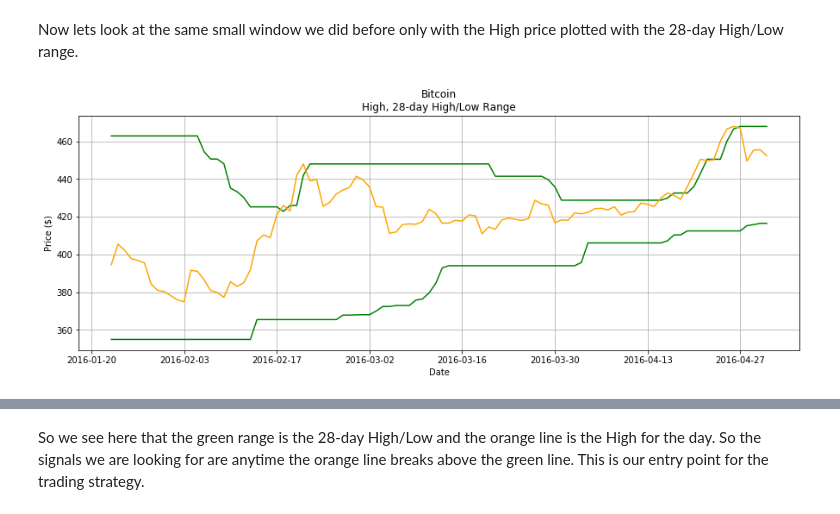
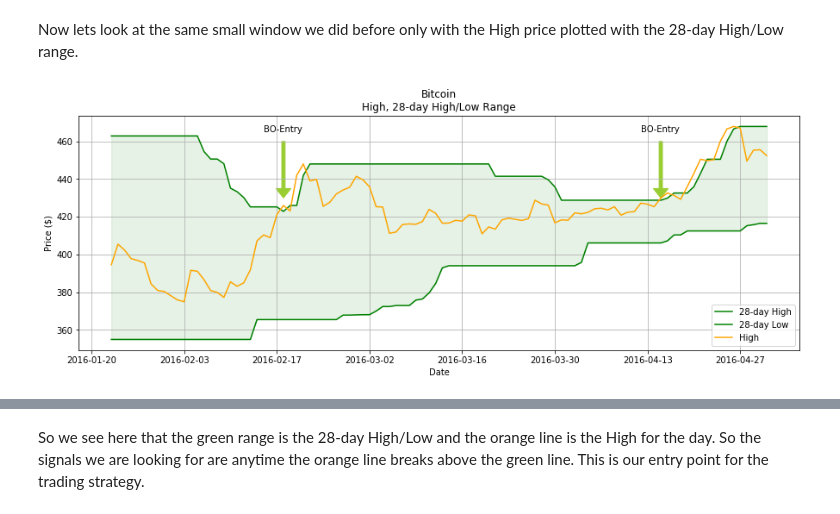
Before and after one commit to franko003/Turtle_Trading_Exploration, a Jupyter notebook: Bitcoin_Turtle_Trading_Strat_Exploration.ipynb, the cells around one changed output, grey strips where cells are left out. Cells and saved outputs as stored; diff of their text form; code cells hidden in the pictures.

```diff
--- a/Bitcoin_Turtle_Trading_Strat_Exploration.ipynb
+++ b/Bitcoin_Turtle_Trading_Strat_Exploration.ipynb
@@ -160,16 +165,25 @@ Now lets look at the same small window we did before only with the High price pl
 # %%
 # Generate a plot on the smaller window of time from before of Close and 28-day High/Low range
 plt.figure(figsize=(15,5))
 
-plt.plot(df_btc.index[1000:1100], df_btc.High_28_day[1000:1100], color='g')
-plt.plot(df_btc.index[1000:1100], df_btc.Low_28_day[1000:1100], color='g')
-plt.plot(df_btc.index[1000:1100], df_btc.High[1000:1100], color='orange')
+plt.plot(df_btc.index[1000:1100], df_btc.High_28_day[1000:1100], color='g', label='28-day High')
+plt.plot(df_btc.index[1000:1100], df_btc.Low_28_day[1000:1100], color='g', label='28-day Low')
+plt.plot(df_btc.index[1000:1100], df_btc.High[1000:1100], color='orange', label='High')
 
+# Set title, lables, legend, add fill between range
 plt.title('Bitcoin\nHigh, 28-day High/Low Range')
 plt.xlabel('Date')
 plt.ylabel('Price ($)')
+plt.fill_between(df_btc.index[1000:1100], df_btc.High_28_day[1000:1100], df_btc.Low_28_day[1000:1100], color='g', alpha=0.1)
+plt.legend(loc='best')
+
+# Show example break-outs above the range
+plt.arrow('2016-02-18', 460, 0, -25, width=0.5, head_width=2.25, head_length=5.0, color='yellowgreen')
+plt.annotate('BO-Entry', ('2016-02-15', 465))
+plt.arrow('2016-04-15', 460, 0, -25, width=0.5, head_width=2.25, head_length=5.0, color='yellowgreen')
+plt.annotate('BO-Entry', ('2016-04-12', 465))
 
 plt.grid()
 plt.show()
 # %% [output]
-[figure, old version]
+[figure, new version]
```
Also changed, not shown: parts of 5 cells of this notebook.
